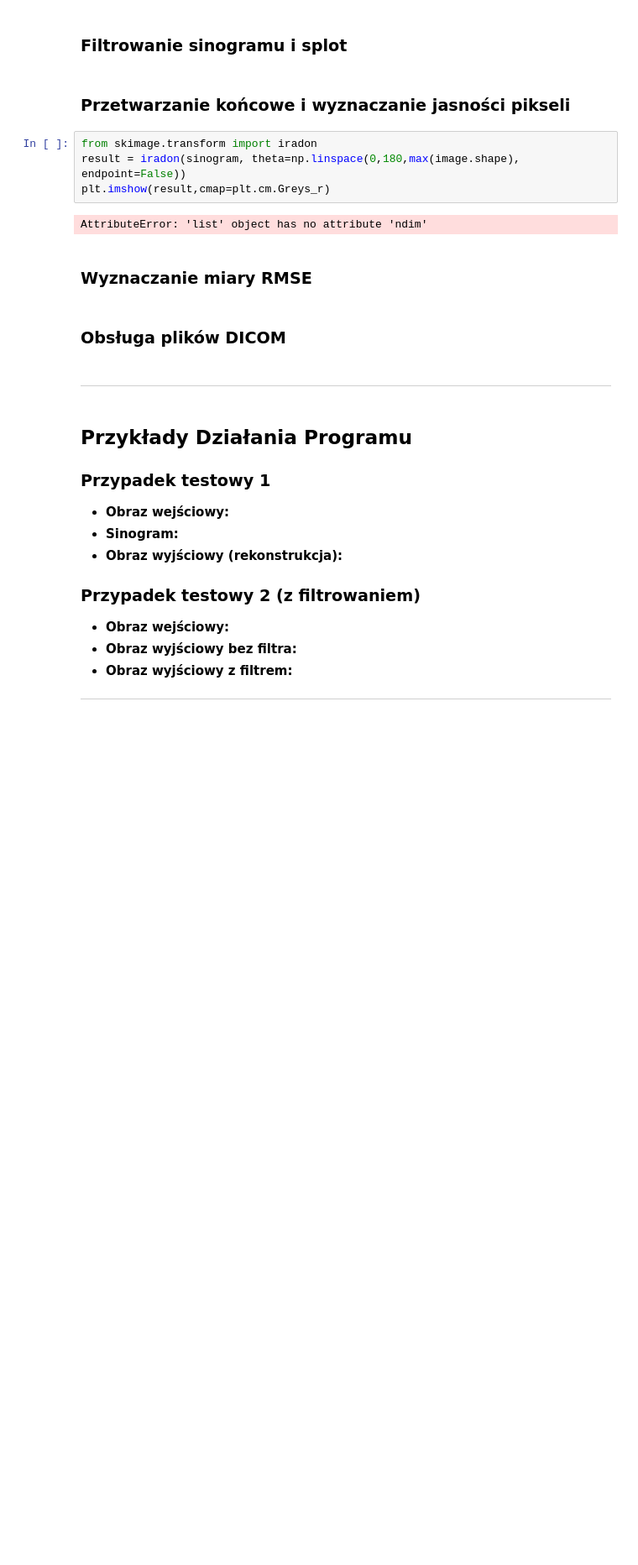
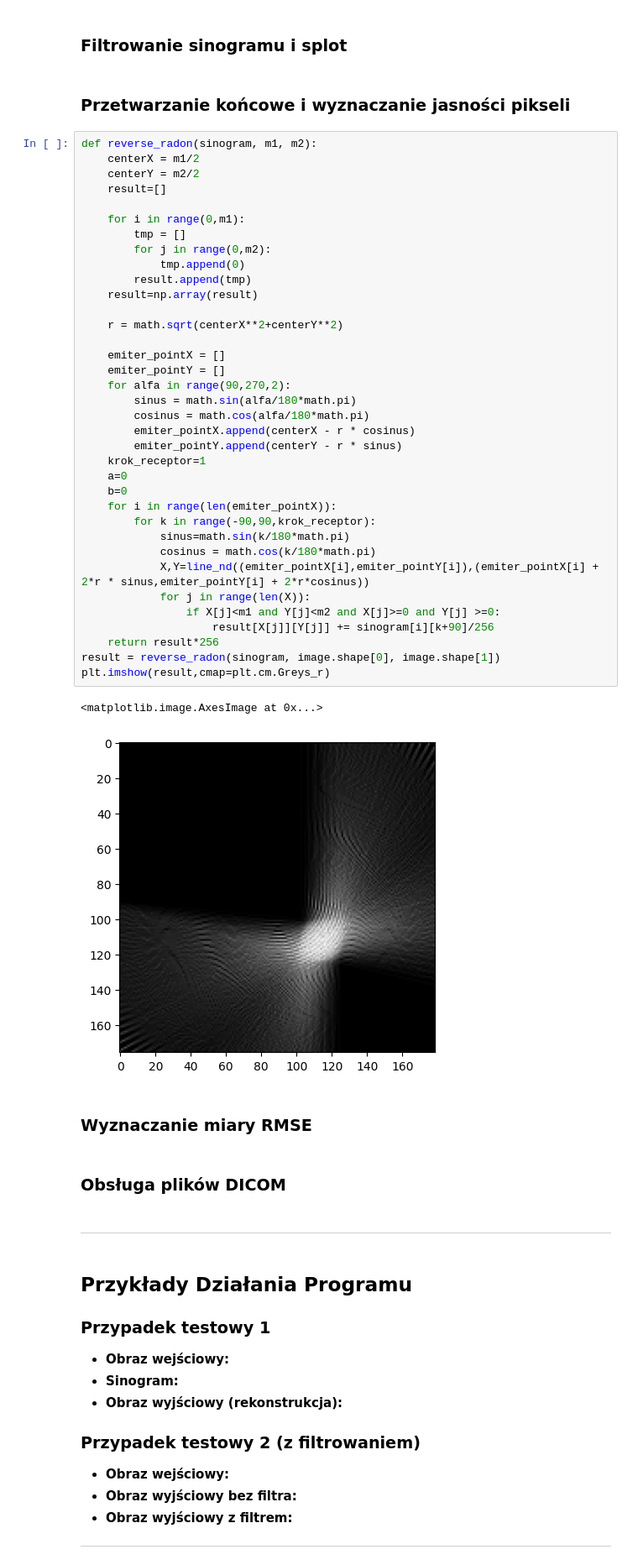
Before and after one commit to viatrix17/Symulacja-Tomografu, a Jupyter notebook: symulacja_tomografu.ipynb, the cells around one changed output. Shown at 84% size. Saved outputs shown, nothing was run; the diff lists cells and outputs as text; blank space fills up the shorter version.

```diff
--- a/symulacja_tomografu.ipynb
+++ b/symulacja_tomografu.ipynb
@@ -142,12 +143,45 @@ plt.imshow(sinogram,cmap=plt.cm.Greys_r)
 ### Filtrowanie sinogramu i splot
 # %% [markdown]
 ### Przetwarzanie końcowe i wyznaczanie jasności pikseli
-# %%
-from skimage.transform import iradon
-result = iradon(sinogram, theta=np.linspace(0,180,max(image.shape), endpoint=False))
-plt.imshow(result,cmap=plt.cm.Greys_r)
-# %% [output]
-AttributeError: 'list' object has no attribute 'ndim'
+# %%
+def reverse_radon(sinogram, m1, m2):
+    centerX = m1/2
+    centerY = m2/2
+    result=[]
+
+    for i in range(0,m1):
+        tmp = []
+        for j in range(0,m2):
+            tmp.append(0)
+        result.append(tmp)
+    result=np.array(result)
+
+    r = math.sqrt(centerX**2+centerY**2)
+
+    emiter_pointX = []
+    emiter_pointY = []
+    for alfa in range(90,270,2):
+        sinus = math.sin(alfa/180*math.pi)
+        cosinus = math.cos(alfa/180*math.pi)
+        emiter_pointX.append(centerX - r * cosinus)
+        emiter_pointY.append(centerY - r * sinus)
+    krok_receptor=1
+    a=0
+    b=0
+    for i in range(len(emiter_pointX)):
+        for k in range(-90,90,krok_receptor):
+            sinus=math.sin(k/180*math.pi)
+            cosinus = math.cos(k/180*math.pi)
+            X,Y=line_nd((emiter_pointX[i],emiter_pointY[i]),(emiter_pointX[i] + 2*r * sinus,emiter_pointY[i] + 2*r*cosinus))
+            for j in range(len(X)):
+                if X[j]<m1 and Y[j]<m2 and X[j]>=0 and Y[j] >=0:
+                    result[X[j]][Y[j]] += sinogram[i][k+90]/256
+    return result*256
+result = reverse_radon(sinogram, image.shape[0], image.shape[1])
+plt.imshow(result,cmap=plt.cm.Greys_r)
+# %% [output]
+<matplotlib.image.AxesImage at 0x...>
+[figure, added]
 # %% [markdown]
 ### Wyznaczanie miary RMSE
 # %% [markdown]
```
Also changed, not shown: parts of 1 cell of this notebook.
